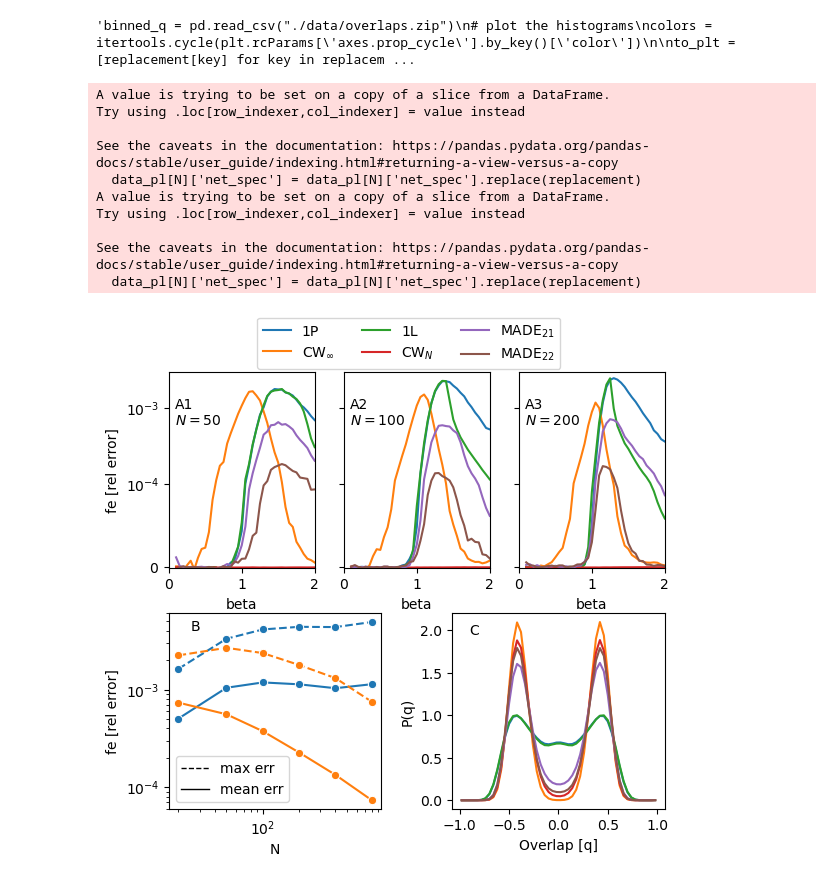
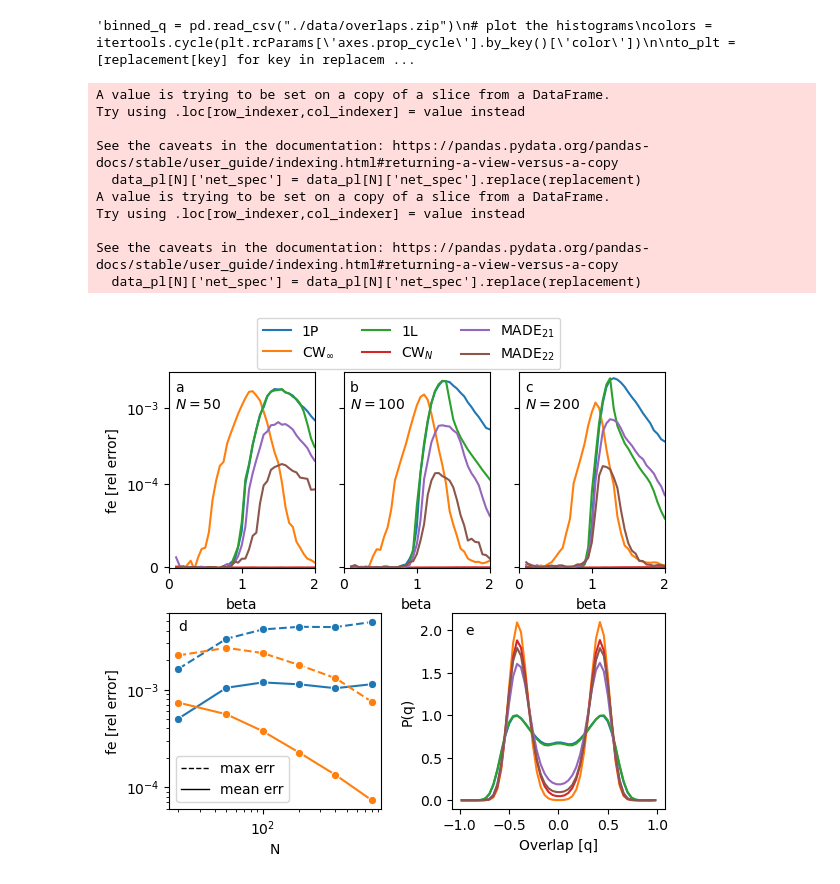
Before and after one commit to ocadni/h2arnn, a Jupyter notebook: results/CW/CW_plots.ipynb, the cells around one changed output. Cells and saved outputs as stored; diff of their text form; code cells hidden in the pictures.

```diff
--- a/results/CW/CW_plots.ipynb
+++ b/results/CW/CW_plots.ipynb
@@ -417,14 +417,14 @@ fig.legend(handles, labels, loc='upper center',
            ncol=3, bbox_to_anchor=(0.5, 0.99))
 
 
-axs[0][0].text(0.08, 0.0006, "A1\n$N=50$")
-axs[0][1].text(0.08, 0.0006, "A2\n$N=100$")
-axs[0][2].text(0.08, 0.0006, "A3\n$N=200$")
+axs[0][0].text(0.08, 0.001, "a\n$N=50$")
+axs[0][1].text(0.08, 0.001, "b\n$N=100$")
+axs[0][2].text(0.08, 0.001, "c\n$N=200$")
 # axs[0][0].text(1.2, 0.003, r"$N=50$")
 # axs[0][1].text(1.2, 0.003, r"$N=100$")
 # axs[0][2].text(1.2, 0.003, r"$N=200$")
-axs[1][0].text(25, 4e-3, "B")
-axs[1][1].text(-0.9, 1.95, "C")
+axs[1][0].text(20, 4e-3, "d")
+axs[1][1].text(-0.95, 1.95, "e")
 
 
 custom_lines = [Line2D([0], [0], ls="--", color="black", lw=1),
@@ -436,32 +436,32 @@ axs[1][0].legend(custom_lines, ['max err', 'mean err'])
 for i, ax in enumerate(axs[1]):
     pos = ax.get_position()
     if i == 0:  # for the first subplot of the second row
         # Adjust the 0.05 value to reduce the width of the first subplot or shift it left
         new_right = pos.x1 - 0.02
         ax.set_position([pos.x0, pos.y0, new_right - pos.x0, pos.height])
     elif i == 1:  # for the second subplot of the second row
         # Adjust the 0.05 value to reduce the width of the second subplot or shift it right
         new_left = pos.x0 + 0.02
         ax.set_position([new_left, pos.y0, pos.x1 - new_left, pos.height])
 
 for ax in axs[1]:
     pos = ax.get_position()
     new_bottom = pos.y0 - 0.01  # Adjust the 0.05 value as needed to shift the subplot down
     # Adjust the 0.05 value as needed to reduce the height or shift the subplot down
     new_top = pos.y1 - 0.01
     ax.set_position([pos.x0, new_bottom, pos.width, new_top - new_bottom])
 
 # plt.tight_layout()
-plt.savefig("../tex/comphys_rev/img/CW_res.pdf", bbox_inches='tight')
+#plt.savefig("../tex/comphys_rev_3/img/CW_res.pdf", bbox_inches='tight')
 # %% [output]
 A value is trying to be set on a copy of a slice from a DataFrame.
 Try using .loc[row_indexer,col_indexer] = value instead
 
 See the caveats in the documentation: https://pandas.pydata.org/pandas-docs/stable/user_guide/indexing.html#returning-a-view-versus-a-copy
   data_pl[N]['net_spec'] = data_pl[N]['net_spec'].replace(replacement)
 A value is trying to be set on a copy of a slice from a DataFrame.
 Try using .loc[row_indexer,col_indexer] = value instead
 
 See the caveats in the documentation: https://pandas.pydata.org/pandas-docs/stable/user_guide/indexing.html#returning-a-view-versus-a-copy
   data_pl[N]['net_spec'] = data_pl[N]['net_spec'].replace(replacement)
-[figure, old version]
+[figure, new version]
```
Also changed, not shown: 5 other files.
